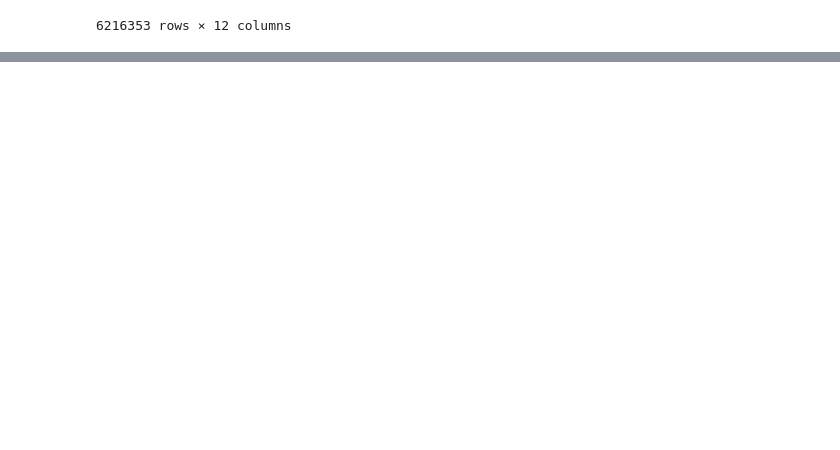
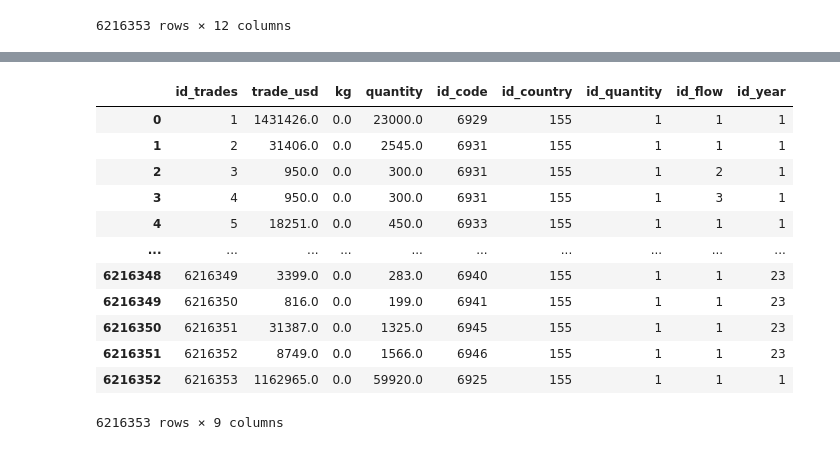
Before and after one commit to EduardoMsf/python-etl, a Jupyter notebook: template-etl-oec.ipynb, the cells around one changed output, grey strips where cells are left out. Saved outputs shown, nothing was run; the diff lists cells and outputs as text; code cells hidden in the pictures; blank space fills up the shorter version.

```diff
--- a/template-etl-oec.ipynb
+++ b/template-etl-oec.ipynb
@@ -266,0 +275,4 @@ df_trades_clean
+# %%
+df_quantity = create_dimension(df_trades_clean['quantity_name'].unique(), 'id_quantity')
+df_flow = create_dimension(df_trades_clean['flow'].unique(), 'id_flow')
+df_year = create_dimension(df_trades_clean['year'].unique(), 'id_year')
@@ -266,0 +295,4 @@ df_trades_clean
+# %%
+df_trades_clean = df_trades_clean.merge(df_quantity, how='left', left_on='quantity_name', right_on='value')
+df_trades_clean = df_trades_clean.merge(df_flow, how='left', left_on='flow', right_on='value')
+df_trades_clean = df_trades_clean.merge(df_year, how='left', left_on='year', right_on='value')
@@ -266,0 +315,20 @@ df_trades_clean
+# %%
+df_trades_clean['id_trades'] = df_trades_clean.index + 1
+# %%
+df_trades_final = df_trades_clean[['id_trades', 'trade_usd', 'kg', 'quantity', 'id_code', 'id_country', 'id_quantity', 'id_flow', 'id_year']].copy()
+# %%
+df_trades_final
+# %% [output]
+|  | id_trades | trade_usd | kg | quantity | id_code | id_country | id_quantity | id_flow | id_year |
+| 0 | 1 | 1431426.0 | 0.0 | 23000.0 | 6929 | 155 | 1 | 1 | 1 |
+| 1 | 2 | 31406.0 | 0.0 | 2545.0 | 6931 | 155 | 1 | 1 | 1 |
+| 2 | 3 | 950.0 | 0.0 | 300.0 | 6931 | 155 | 1 | 2 | 1 |
+| 3 | 4 | 950.0 | 0.0 | 300.0 | 6931 | 155 | 1 | 3 | 1 |
+| 4 | 5 | 18251.0 | 0.0 | 450.0 | 6933 | 155 | 1 | 1 | 1 |
+| ... | ... | ... | ... | ... | ... | ... | ... | ... | ... |
+| 6216348 | 6216349 | 3399.0 | 0.0 | 283.0 | 6940 | 155 | 1 | 1 | 23 |
+| 6216349 | 6216350 | 816.0 | 0.0 | 199.0 | 6941 | 155 | 1 | 1 | 23 |
+| 6216350 | 6216351 | 31387.0 | 0.0 | 1325.0 | 6945 | 155 | 1 | 1 | 23 |
+| 6216351 | 6216352 | 8749.0 | 0.0 | 1566.0 | 6946 | 155 | 1 | 1 | 23 |
+| 6216352 | 6216353 | 1162965.0 | 0.0 | 59920.0 | 6925 | 155 | 1 | 1 | 1 |
+6216353 rows × 9 columns
```
Also changed, not shown: parts of 5 cells of this notebook.
